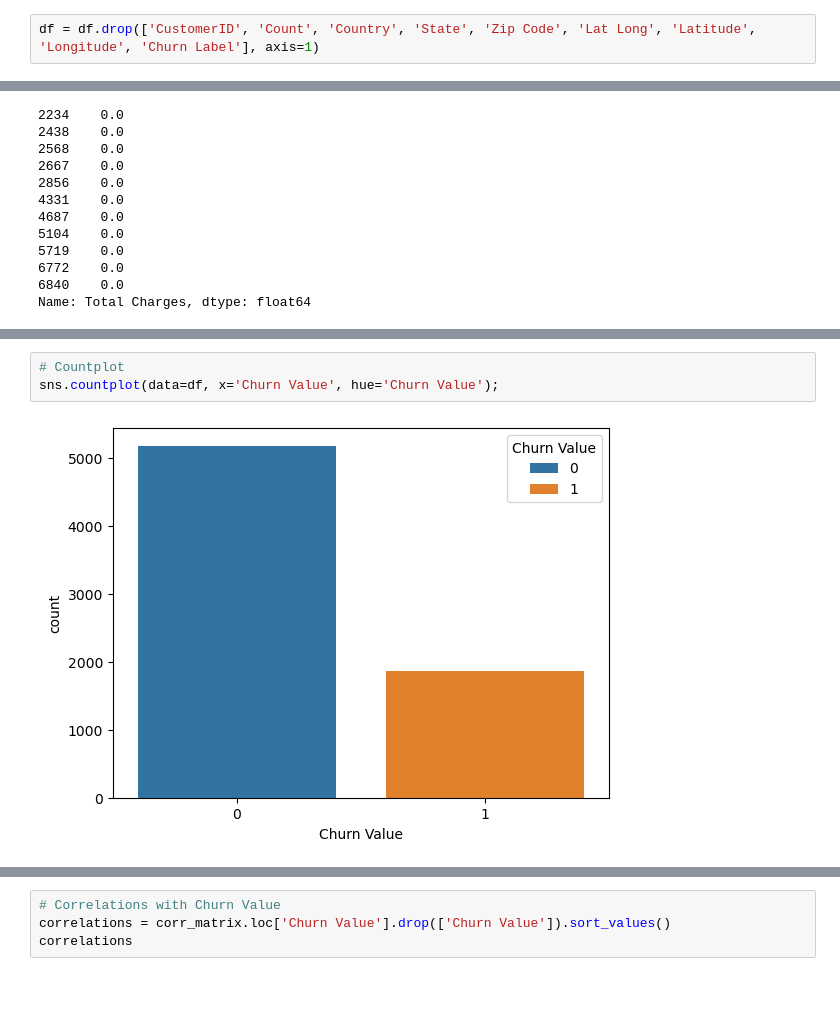
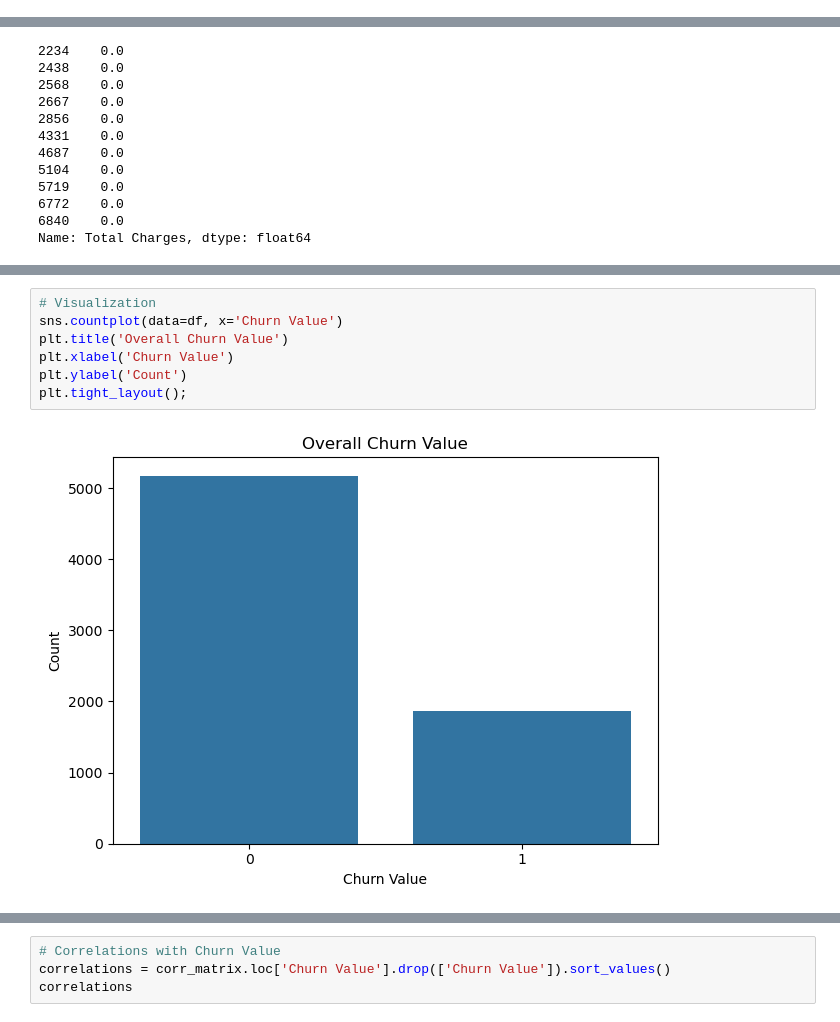
Before and after one commit to nadpierre/telco-churn-classification-project, a Jupyter notebook: DataAnalysisAndModeling.ipynb, the cells around one changed output, grey strips where cells are left out. Saved outputs shown, nothing was run; the diff lists cells and outputs as text; blank space fills up the shorter version.

```diff
--- a/DataAnalysisAndModeling.ipynb
+++ b/DataAnalysisAndModeling.ipynb
@@ -226,5 +219,3 @@ Churn label: We have the churn value
-# %%
-df = df.drop(['CustomerID', 'Count', 'Country', 'State', 'Zip Code', 'Lat Long', 'Latitude', 'Longitude', 'Churn Label'], axis=1)
 # %%
 # Some total charges are not numbers
 df['Total Charges'].value_counts()
@@ -339,5 +319,9 @@ Name: proportion, dtype: float64
 # %%
-# Countplot
-sns.countplot(data=df, x='Churn Value', hue='Churn Value');
+# Visualization
+sns.countplot(data=df, x='Churn Value')
+plt.title('Overall Churn Value')
+plt.xlabel('Churn Value')
+plt.ylabel('Count')
+plt.tight_layout();
 # %% [output]
-[figure, old version]
+[figure, new version]
```
Also changed, not shown: parts of 43 cells of this notebook.
